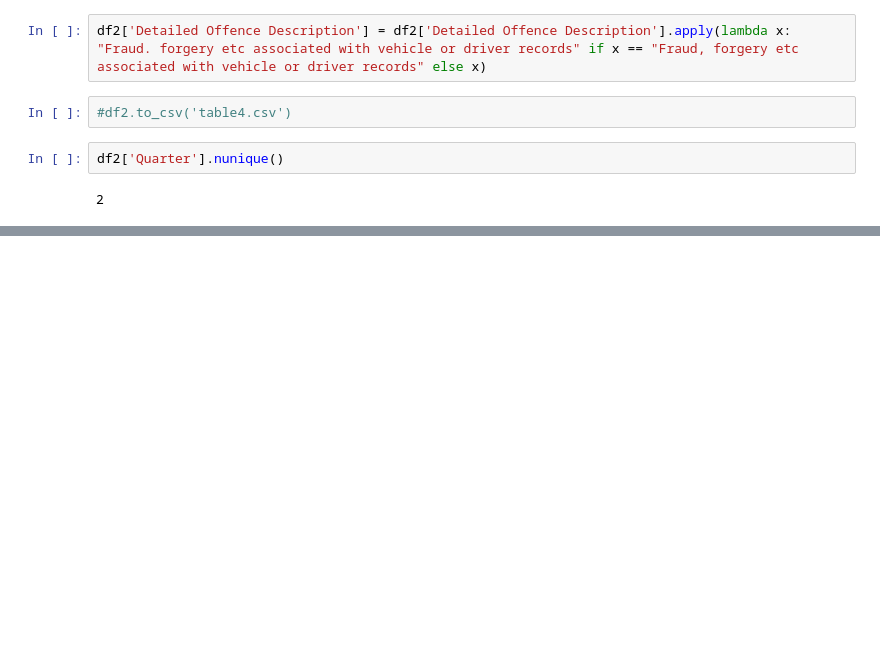
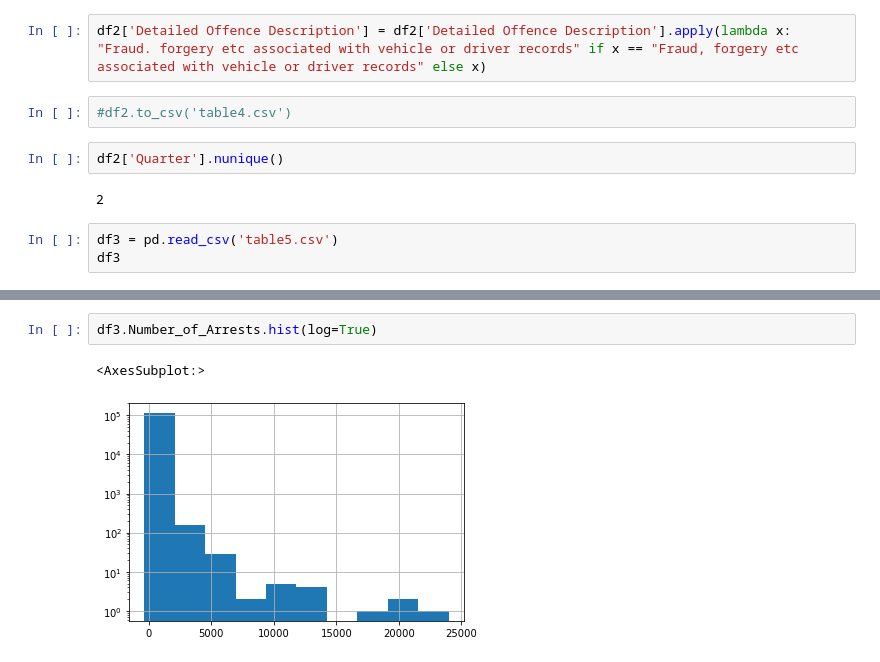
Before and after one commit to elliot-linsey/QMUL, a Jupyter notebook: EOY Project/Untitled.ipynb, the cells around one changed output, grey strips where cells are left out. Drawn from its saved outputs; the diff is of its cells as text; blank space fills up the shorter version.

```diff
--- a/EOY Project/Untitled.ipynb
+++ b/EOY Project/Untitled.ipynb
@@ -127,3 +128,6 @@ df2['Detailed Offence Description'] = df2['Detailed Offence Description'].apply(
 df2['Quarter'].nunique()
 # %% [output]
 2
+# %%
+df3 = pd.read_csv('table5.csv')
+df3
@@ -129,0 +148,5 @@ df2['Quarter'].nunique()
+# %%
+df3.Number_of_Arrests.hist(log=True)
+# %% [output]
+<AxesSubplot:>
+[figure, added]
```
Also changed, not shown: parts of 18 cells of this notebook, 6 other files.
